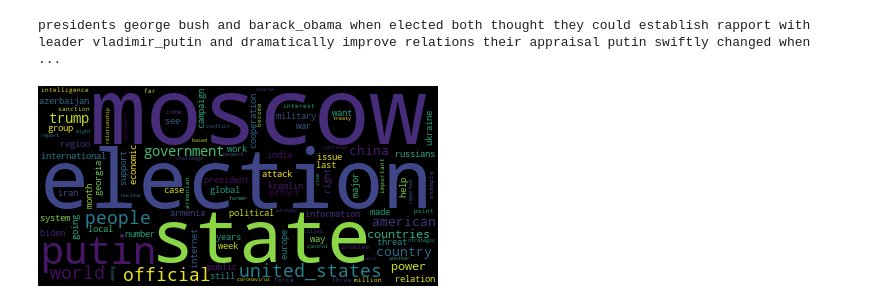
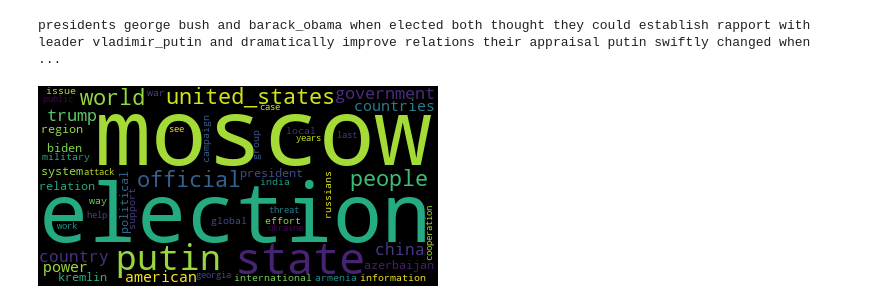
Before and after one commit to Shelkaev/WIB, a Jupyter notebook: text_analiz/Make_wordcloud_image.ipynb, the cells around one changed output. Saved outputs shown, nothing was run; the diff lists cells and outputs as text; code cells hidden in the pictures.

Commit message:
max_words=50

```diff
--- a/text_analiz/Make_wordcloud_image.ipynb
+++ b/text_analiz/Make_wordcloud_image.ipynb
@@ -135,9 +135,9 @@ print(re_unit_text[:300])
 # %% [output]
 presidents george bush and barack_obama when elected both thought they could establish rapport with leader vladimir_putin and dramatically improve relations their appraisal putin swiftly changed when  ...
 # %%
-wordcloud = WordCloud(background_color='black', max_words=100)
+wordcloud = WordCloud(background_color='black', max_words=50)
 wordcloud = wordcloud.generate(re_unit_text)
 wordcloud.to_file('Top_50_news.png')
 wordcloud.to_image()
 # %% [output]
-[figure, old version]
+[figure, new version]
```
Also changed, not shown: 1 other file.
